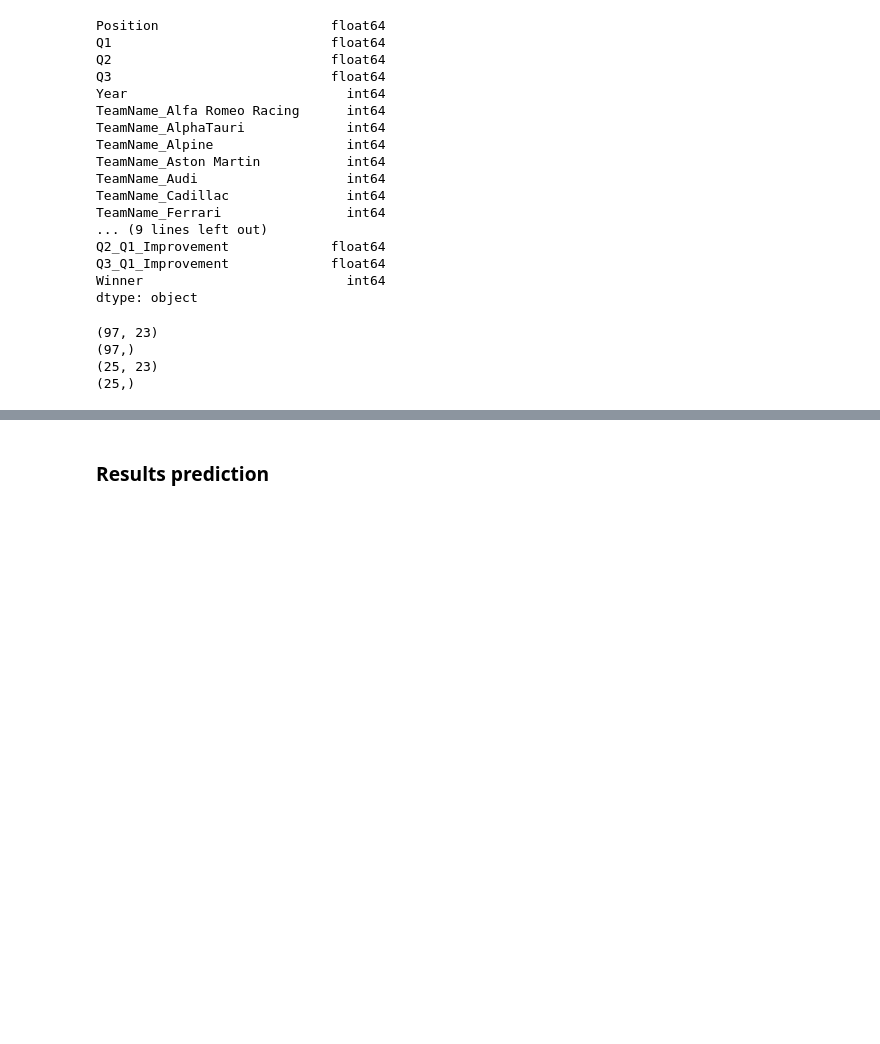
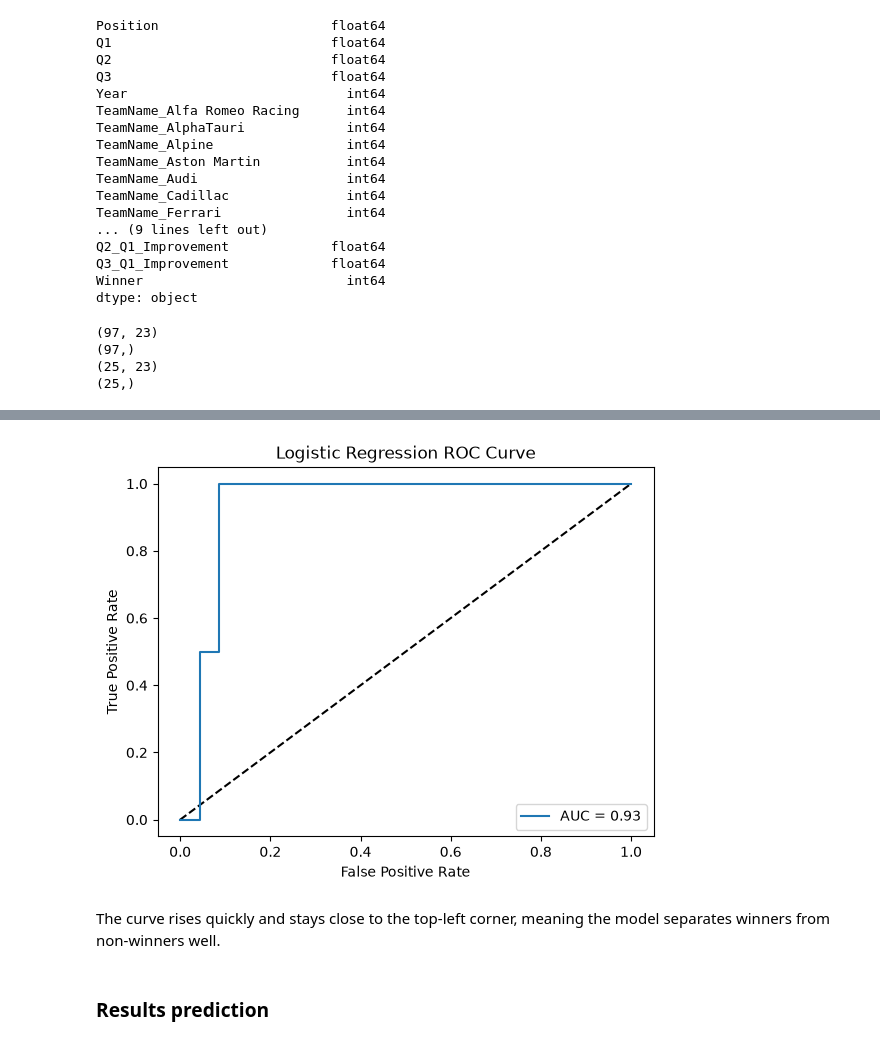
Before and after one commit to imgabrielas/F1-Belgian-GP-2026, a Jupyter notebook: winner_prediction.ipynb, the cells around one changed output, grey strips where cells are left out. Saved outputs shown, nothing was run; the diff lists cells and outputs as text; code cells hidden in the pictures; blank space fills up the shorter version.

```diff
--- a/winner_prediction.ipynb
+++ b/winner_prediction.ipynb
@@ -361,3 +393,18 @@ ROC AUC: 0.9565217391304348
+# %%
+fpr, tpr, thresholds = roc_curve(y_test, y_pred_proba)
+roc_auc = auc(fpr, tpr)
+
+plt.plot([0, 1], [0, 1], "k--")
+plt.plot(fpr, tpr, label=f"AUC = {roc_auc:.2f}")
+plt.xlabel("False Positive Rate")
+plt.ylabel("True Positive Rate")
+plt.title("Logistic Regression ROC Curve")
+plt.legend(loc="lower right")
+plt.show()
+# %% [output]
+[figure, added]
+# %% [markdown]
+The curve rises quickly and stays close to the top-left corner, meaning the model separates winners from non-winners well.
 # %% [markdown]
 ### Results prediction
 # %%
```
Also changed, not shown: parts of 27 cells of this notebook.
